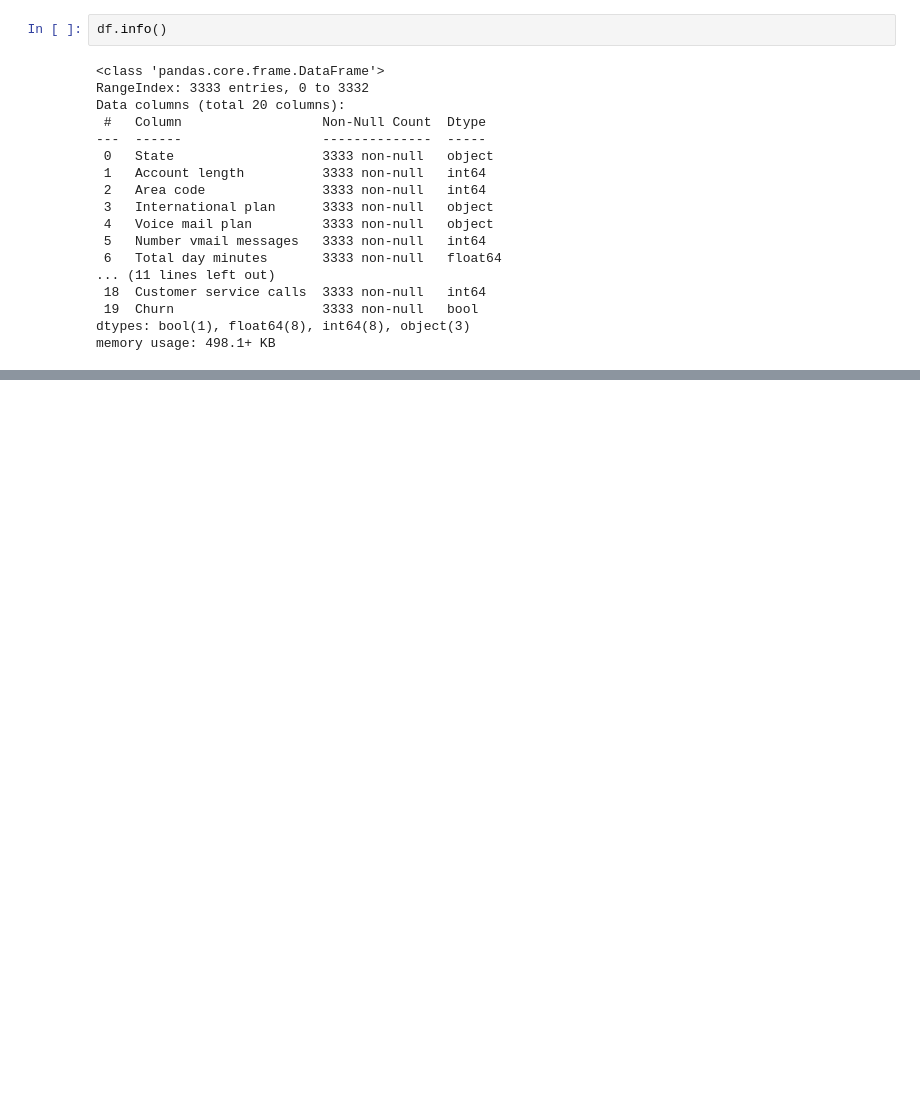
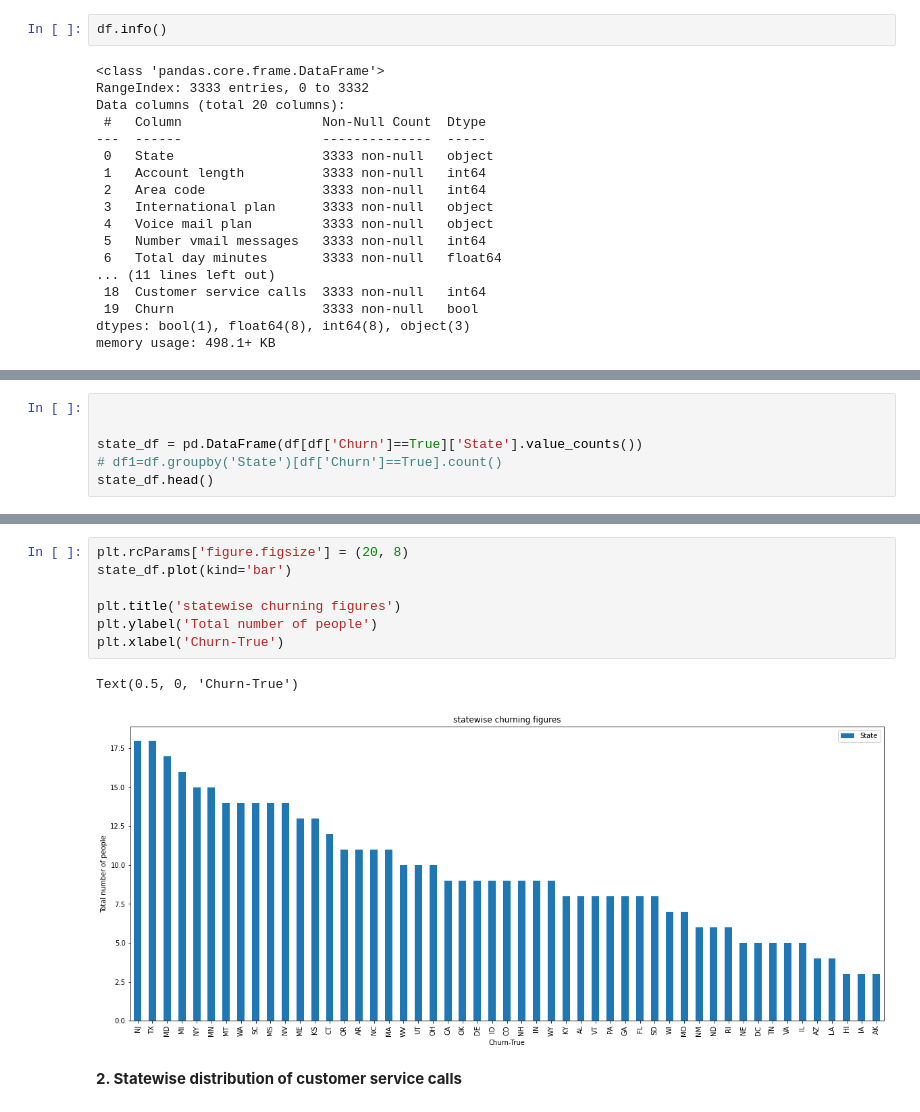
Before and after one commit to Peeyush2027/Telecom-churn-analysis, a Jupyter notebook: CH_Peeyush_Jain_Telecom_Churn_Analysis_Capstone_Project.ipynb, the cells around one changed output, grey strips where cells are left out. Cells and saved outputs as stored; diff of their text form; blank space fills up the shorter version.

Commit message:
commit 3-  Analysis of churn data

```diff
--- a/CH_Peeyush_Jain_Telecom_Churn_Analysis_Capstone_Project.ipynb
+++ b/CH_Peeyush_Jain_Telecom_Churn_Analysis_Capstone_Project.ipynb
@@ -261,0 +64,6 @@ Text(0, 0.5, 'International plan')
+# %%
+
+
+state_df = pd.DataFrame(df[df['Churn']==True]['State'].value_counts())
+# df1=df.groupby('State')[df['Churn']==True].count()
+state_df.head()
@@ -261,0 +77,12 @@ Text(0, 0.5, 'International plan')
+# %%
+plt.rcParams['figure.figsize'] = (20, 8)
+state_df.plot(kind='bar')
+
+plt.title('statewise churning figures')
+plt.ylabel('Total number of people')
+plt.xlabel('Churn-True')
+# %% [output]
+Text(0.5, 0, 'Churn-True')
+[figure, added]
+# %% [markdown]
+**2. Statewise distribution of customer service calls**
```
Also changed, not shown: parts of 51 cells of this notebook.
